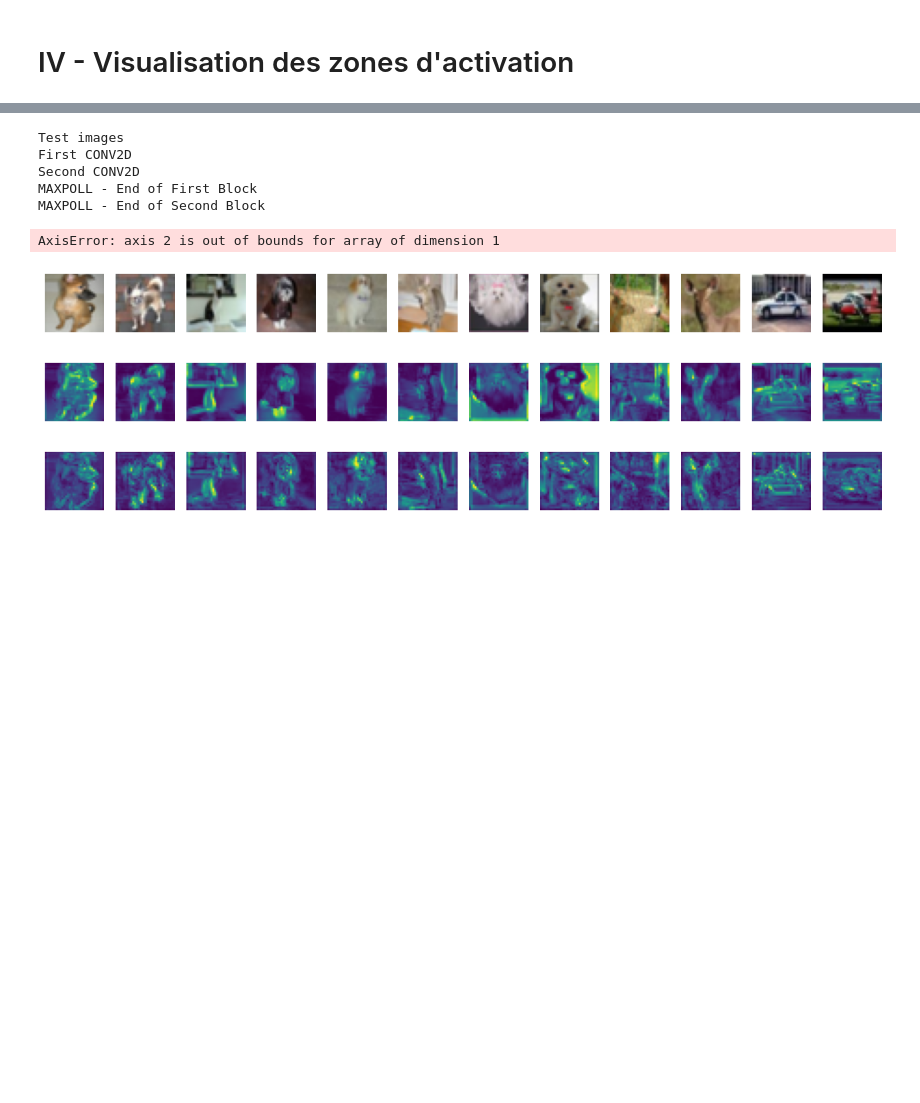
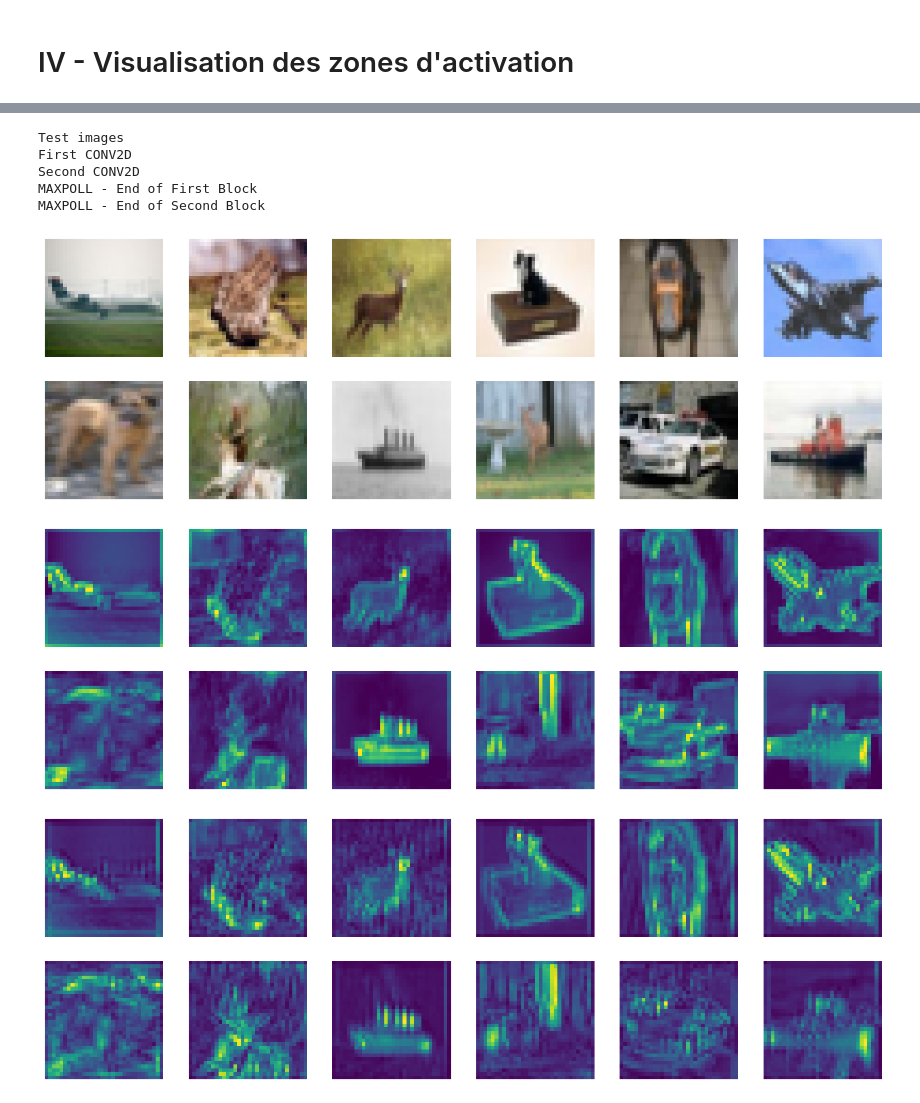
Before and after one commit to rianradeck/MI204, a Jupyter notebook: tp3/TP3_CNN.ipynb, the cells around one changed output, grey strips where cells are left out. Cells and saved outputs as stored; diff of their text form; code cells hidden in the pictures; blank space fills up the shorter version.

```diff
--- a/tp3/TP3_CNN.ipynb
+++ b/tp3/TP3_CNN.ipynb
@@ -73,8 +73,8 @@ classes = ('plane', 'car', 'bird', 'cat',
 # %% [markdown]
 Réduction de la taille du dataset (pour accélérer l'apprentissage), et standardisation des données
 # %%
-n_training_samples = 5000
-n_other_samples = 2000
+n_training_samples = 50000
+n_other_samples = 10000
 
 def standardize(img_data):
     img_data_mean = np.mean(img_data, axis=(1,2), keepdims=True)
@@ -622,47 +621,63 @@ def get_mask(k, feature_maps):
 # %%
 random_ids = np.random.choice(len(x_test), n_display, replace=False)
 
 print("Test images")
-f, rd_img = plt.subplots(1,n_display,figsize=(16,16))
-for k in range(n_display):
+rows = 2
+f, rd_img = plt.subplots(rows,n_display//rows,figsize=(16,5))
+for k in range(n_display//rows):
     img = x_test_initial[random_ids[k]]
-    rd_img[k].imshow(img)
-    rd_img[k].axis('off')
+    rd_img[0][k].imshow(img)
+    rd_img[0][k].axis('off')
+    _img = x_test_initial[random_ids[k+(n_display//rows)]]
+    rd_img[1][k].imshow(_img)
+    rd_img[1][k].axis('off')
 
 print("First CONV2D")
-f, rd_maps = plt.subplots(1,n_display,figsize=(16,16))
-for k in range(n_display):
+rows = 2
+f, rd_maps = plt.subplots(rows, n_display//rows, figsize=(16, 5))
+for k in range(n_display//rows):
     mask = get_mask(random_ids[k], first_conv_feature_maps)
-    rd_maps[k].imshow(mask)
-    rd_maps[k].axis('off')
+    rd_maps[0][k].imshow(mask)
+    rd_maps[0][k].axis('off')
+    _mask = get_mask(random_ids[k + (n_display//rows)], first_conv_feature_maps)
+    rd_maps[1][k].imshow(_mask)
+    rd_maps[1][k].axis('off')
 
 print("Second CONV2D")
-f, rd_maps = plt.subplots(1,n_display,figsize=(16,16))
-for k in range(n_display):
+f, rd_maps = plt.subplots(rows, n_display//rows, figsize=(16, 5))
+for k in range(n_display//rows):
     mask = get_mask(random_ids[k], second_conv_feature_maps)
-    rd_maps[k].imshow(mask)
-    rd_maps[k].axis('off')
+    rd_maps[0][k].imshow(mask)
+    rd_maps[0][k].axis('off')
+    _mask = get_mask(random_ids[k + (n_display//rows)], second_conv_feature_maps)
+    rd_maps[1][k].imshow(_mask)
+    rd_maps[1][k].axis('off')
 
 print("MAXPOLL - End of First Block")
-f, rd_maps = plt.subplots(1,n_display,figsize=(16,16))
-for k in range(n_display):
+f, rd_maps = plt.subplots(rows, n_display//rows, figsize=(16, 5))
+for k in range(n_display//rows):
     mask = get_mask(random_ids[k], first_block_feature_maps)
-    rd_maps[k].imshow(mask)
-    rd_maps[k].axis('off')
+    rd_maps[0][k].imshow(mask)
+    rd_maps[0][k].axis('off')
+    _mask = get_mask(random_ids[k + (n_display//rows)], first_block_feature_maps)
+    rd_maps[1][k].imshow(_mask)
+    rd_maps[1][k].axis('off')
 
 print("MAXPOLL - End of Second Block")
-f, rd_maps = plt.subplots(1,n_display,figsize=(16,16))
-for k in range(n_display):
+f, rd_maps = plt.subplots(rows, n_display//rows, figsize=(16, 5))
+for k in range(n_display//rows):
     mask = get_mask(random_ids[k], second_block_feature_maps)
-    rd_maps[k].imshow(mask)
-    rd_maps[k].axis('off')
+    rd_maps[0][k].imshow(mask)
+    rd_maps[0][k].axis('off')
+    _mask = get_mask(random_ids[k + (n_display//rows)], second_block_feature_maps)
+    rd_maps[1][k].imshow(_mask)
+    rd_maps[1][k].axis('off')
 # %% [output]
 Test images
 First CONV2D
 Second CONV2D
 MAXPOLL - End of First Block
 MAXPOLL - End of Second Block
-AxisError: axis 2 is out of bounds for array of dimension 1
-[figure, old version]
+[figure, new version]
-[figure, old version]
+[figure, new version]
-[figure, old version]
+[figure, new version]
```
Also changed, not shown: parts of 12 cells of this notebook, 3 other files.
